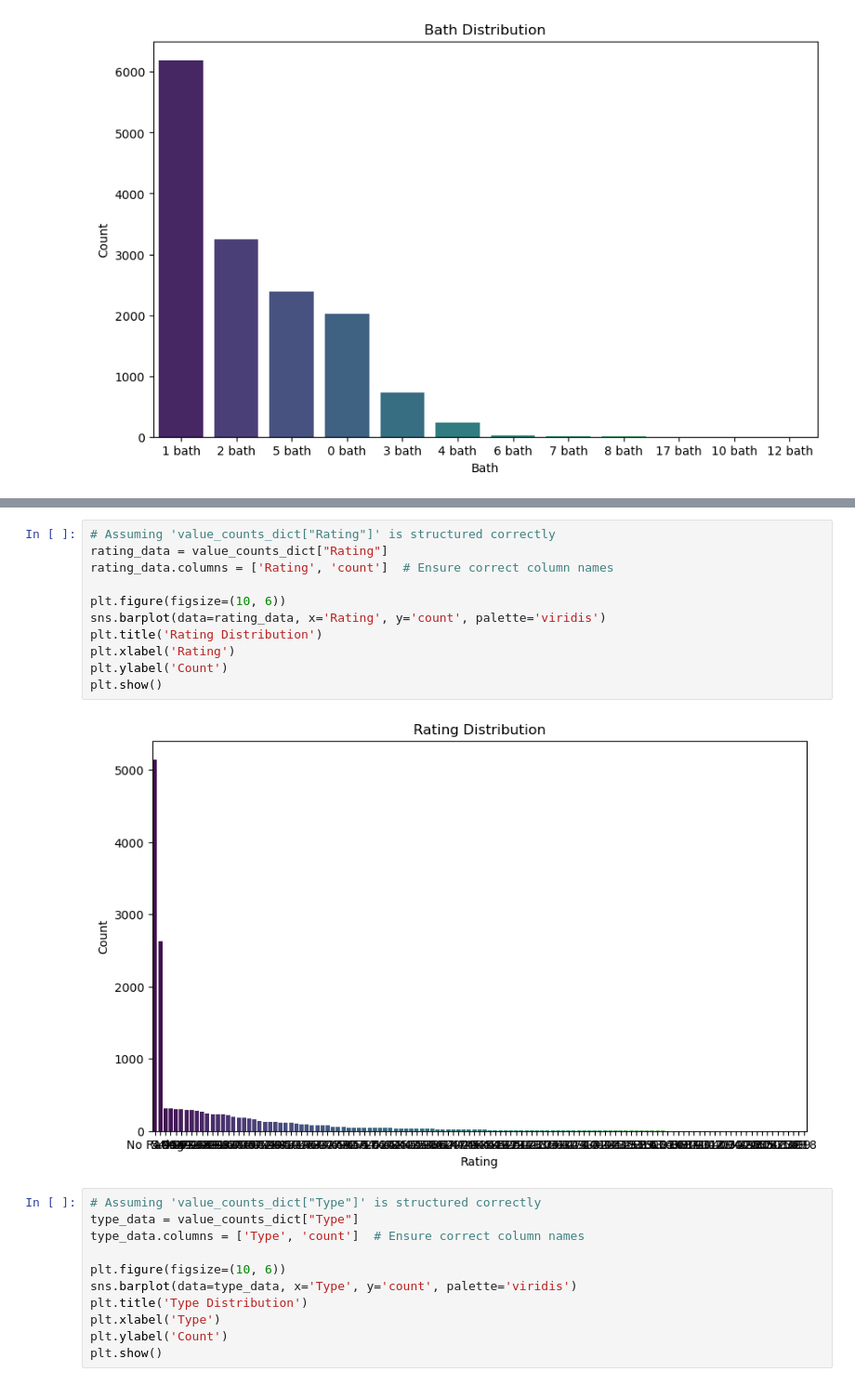
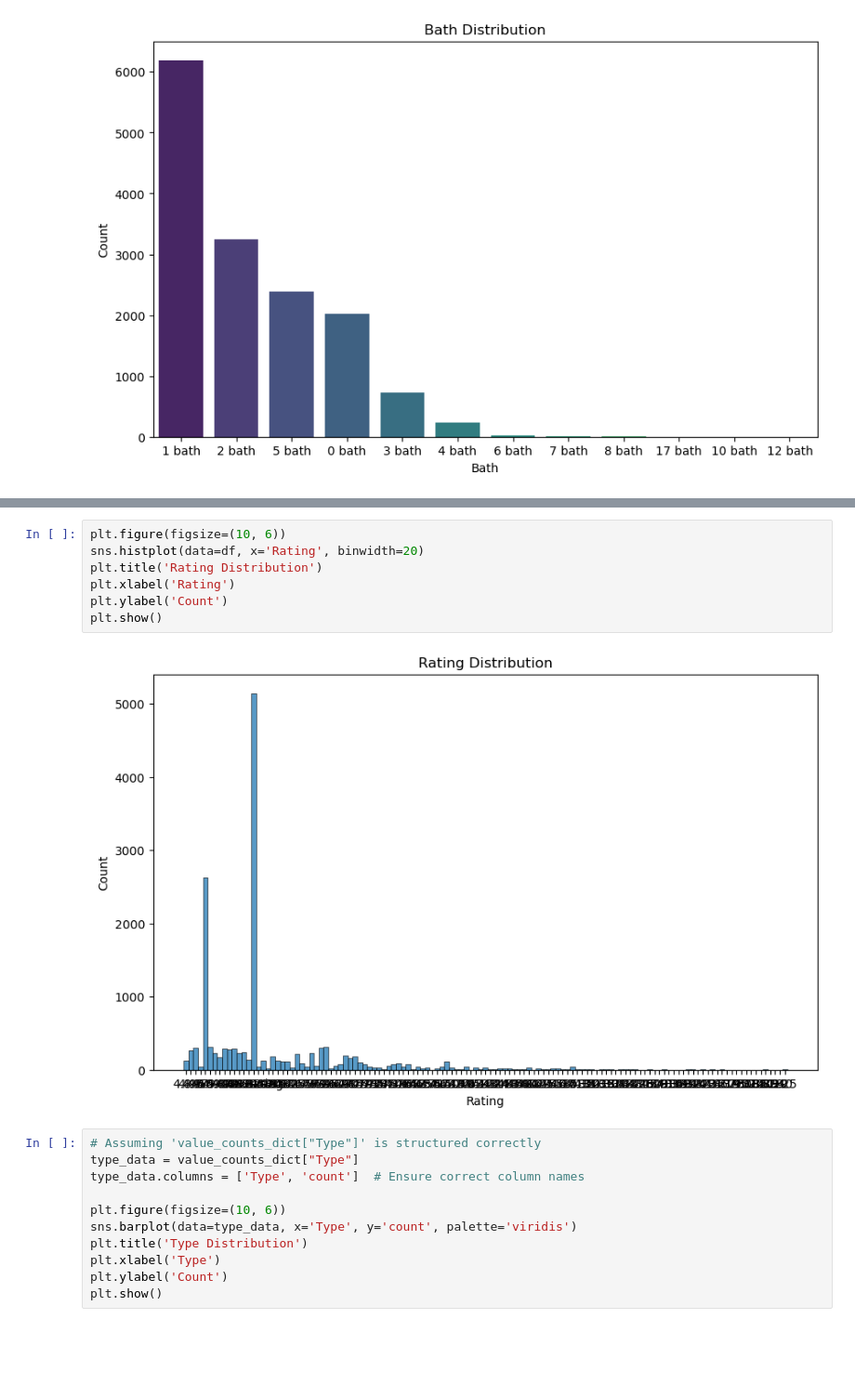
Before and after one commit to malithjd/s14822_Evaluation_Framework, a Jupyter notebook: data/EDA_notebooks/11_REst.ipynb, the cells around one changed output, grey strips where cells are left out. Shown: that part at 93% size. Saved outputs shown, nothing was run; the diff lists cells and outputs as text; blank space fills up the shorter version.

```diff
--- a/data/EDA_notebooks/11_REst.ipynb
+++ b/data/EDA_notebooks/11_REst.ipynb
@@ -362,16 +365,12 @@ plt.show()
 # %%
-# Assuming 'value_counts_dict["Rating"]' is structured correctly
-rating_data = value_counts_dict["Rating"]
-rating_data.columns = ['Rating', 'count']  # Ensure correct column names
-
 plt.figure(figsize=(10, 6))
-sns.barplot(data=rating_data, x='Rating', y='count', palette='viridis')
+sns.histplot(data=df, x='Rating', binwidth=20)
 plt.title('Rating Distribution')
 plt.xlabel('Rating')
 plt.ylabel('Count')
 plt.show()
 # %% [output]
-[figure, old version]
+[figure, new version]
 # %%
 # Assuming 'value_counts_dict["Type"]' is structured correctly
 type_data = value_counts_dict["Type"]
```
Also changed, not shown: parts of 3 cells of this notebook, 12 other files.
